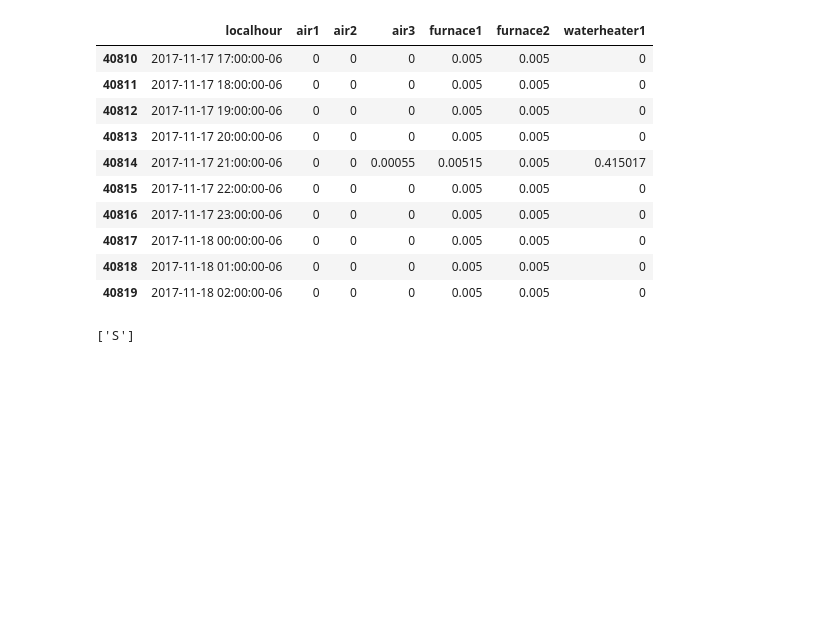
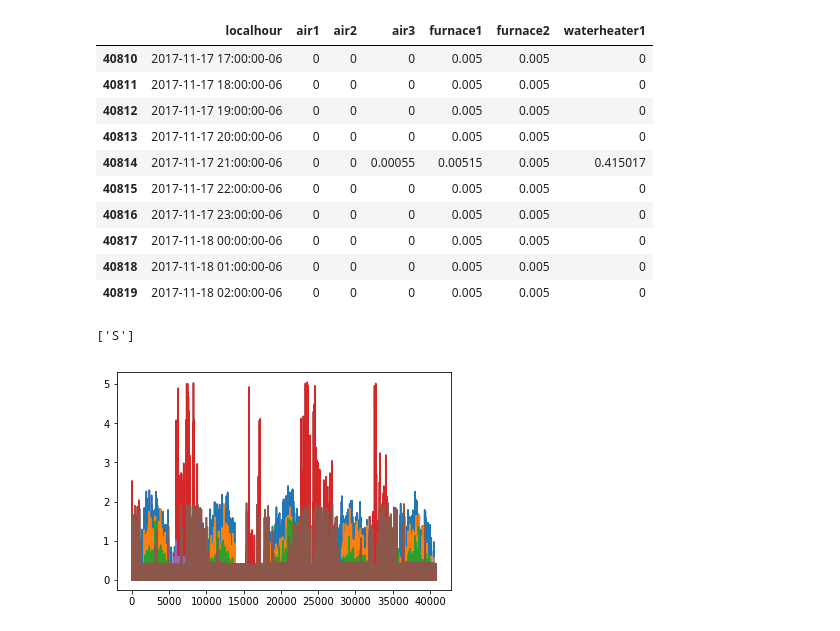
Before and after one commit to adithya8/loadPrediction, a Jupyter notebook: dataport_1632.ipynb, the cells around one changed output. Drawn from its saved outputs; the diff is of its cells as text; code cells hidden in the pictures; blank space fills up the shorter version.

```diff
--- a/dataport_1632.ipynb
+++ b/dataport_1632.ipynb
@@ -569,3 +672,8 @@ while i <= (df_thermal.shape[0]-7):
 print (columns[0])
 # %% [output]
 ['S']
+# %%
+plt.plot(df_thermal.values[:,1:])
+plt.show()
+# %% [output]
+[figure, added]
```
Also changed, not shown: parts of 20 cells of this notebook, 6 other files.
